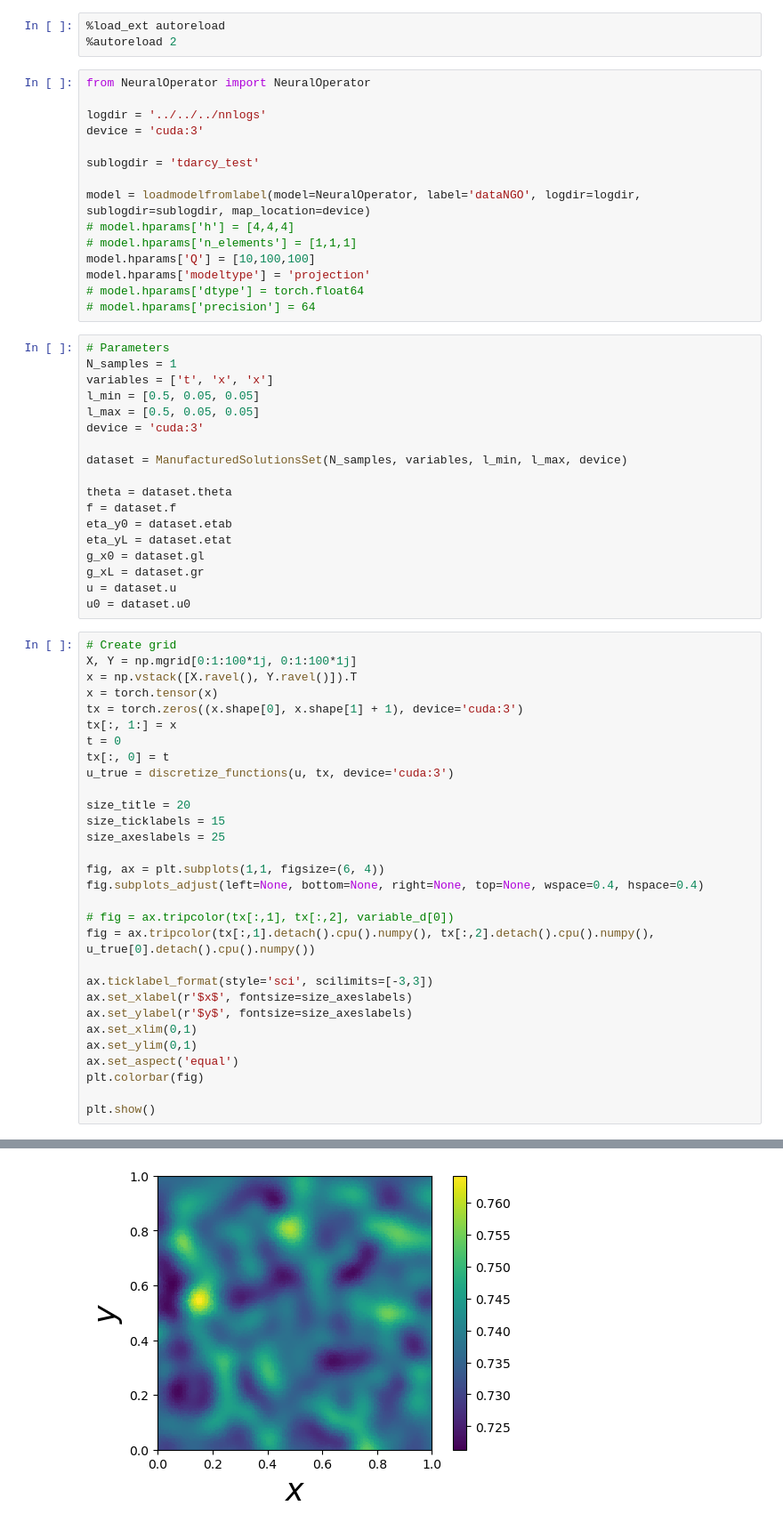
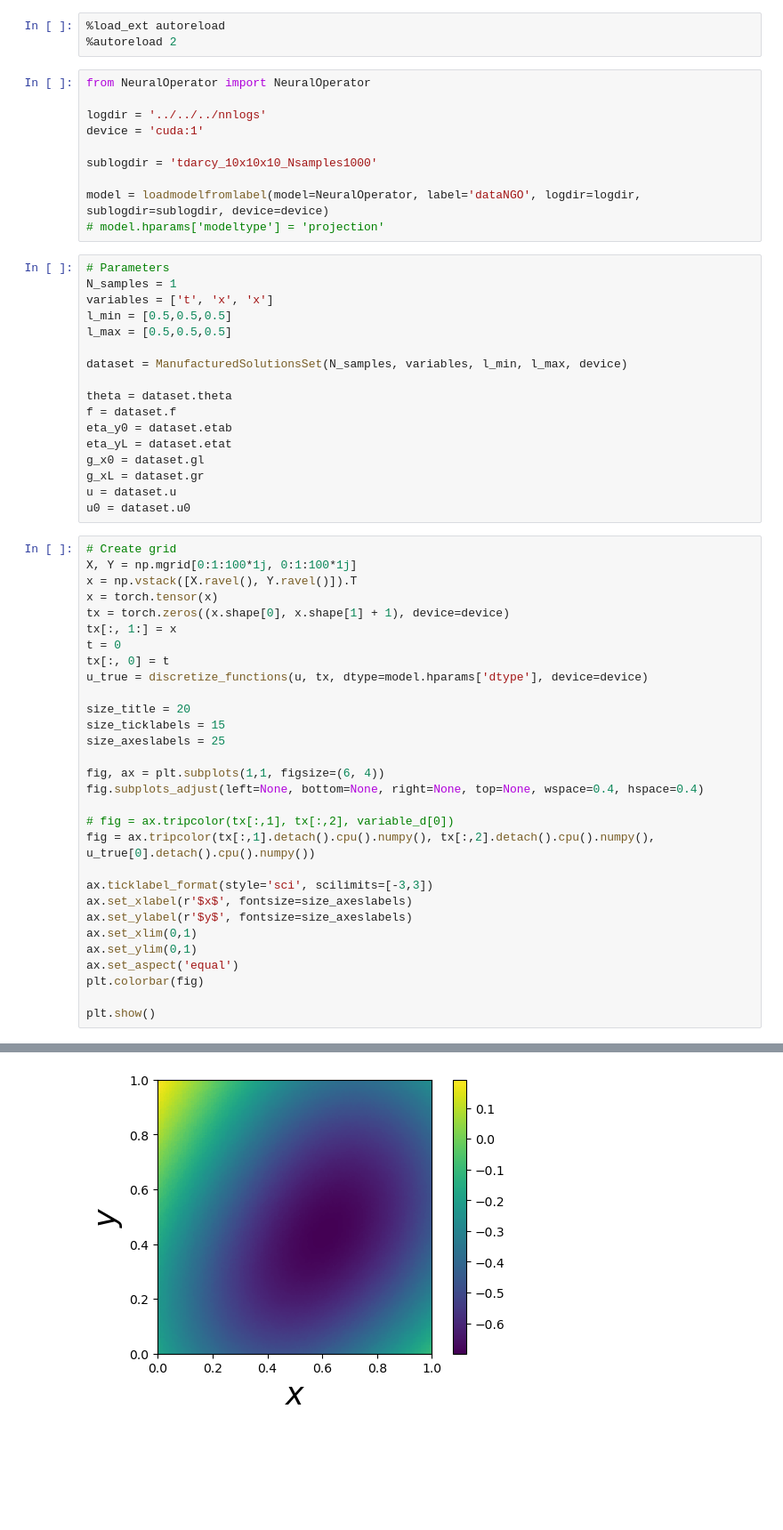
Before and after one commit to JoostHMPrins/ngo, a Jupyter notebook: analysisnotebooks/tdarcy.ipynb, the cells around one changed output, grey strips where cells are left out. Shown at 89% size. Saved outputs shown, nothing was run; the diff lists cells and outputs as text; blank space fills up the shorter version.

```diff
--- a/analysisnotebooks/tdarcy.ipynb
+++ b/analysisnotebooks/tdarcy.ipynb
@@ -20,24 +20,18 @@ from modelloader import loadmodelfromlabel
 from NeuralOperator import NeuralOperator
 
 logdir = '../../../nnlogs'
-device = 'cuda:3'
+device = 'cuda:1'
 
-sublogdir = 'tdarcy_test'
+sublogdir = 'tdarcy_10x10x10_Nsamples1000'
 
-model = loadmodelfromlabel(model=NeuralOperator, label='dataNGO', logdir=logdir, sublogdir=sublogdir, map_location=device)
-# model.hparams['h'] = [4,4,4]
-# model.hparams['n_elements'] = [1,1,1]
-model.hparams['Q'] = [10,100,100]
-model.hparams['modeltype'] = 'projection'
-# model.hparams['dtype'] = torch.float64
-# model.hparams['precision'] = 64
+model = loadmodelfromlabel(model=NeuralOperator, label='dataNGO', logdir=logdir, sublogdir=sublogdir, device=device)
+# model.hparams['modeltype'] = 'projection'
 # %%
 # Parameters
 N_samples = 1
 variables = ['t', 'x', 'x']
-l_min = [0.5, 0.05, 0.05]
-l_max = [0.5, 0.05, 0.05]
-device = 'cuda:3'
+l_min = [0.5,0.5,0.5]
+l_max = [0.5,0.5,0.5]
 
 dataset = ManufacturedSolutionsSet(N_samples, variables, l_min, l_max, device)
 
@@ -52,36 +46,36 @@ u0 = dataset.u0
 # %%
 # Create grid
 X, Y = np.mgrid[0:1:100*1j, 0:1:100*1j]
 x = np.vstack([X.ravel(), Y.ravel()]).T
 x = torch.tensor(x)
-tx = torch.zeros((x.shape[0], x.shape[1] + 1), device='cuda:3')
+tx = torch.zeros((x.shape[0], x.shape[1] + 1), device=device)
 tx[:, 1:] = x
 t = 0
 tx[:, 0] = t
-u_true = discretize_functions(u, tx, device='cuda:3')
+u_true = discretize_functions(u, tx, dtype=model.hparams['dtype'], device=device)
 
 size_title = 20
 size_ticklabels = 15
 size_axeslabels = 25
 
 fig, ax = plt.subplots(1,1, figsize=(6, 4))
 fig.subplots_adjust(left=None, bottom=None, right=None, top=None, wspace=0.4, hspace=0.4)
 
 # fig = ax.tripcolor(tx[:,1], tx[:,2], variable_d[0])
 fig = ax.tripcolor(tx[:,1].detach().cpu().numpy(), tx[:,2].detach().cpu().numpy(), u_true[0].detach().cpu().numpy())
 
 ax.ticklabel_format(style='sci', scilimits=[-3,3])
 ax.set_xlabel(r'$x$', fontsize=size_axeslabels)
 ax.set_ylabel(r'$y$', fontsize=size_axeslabels)
 ax.set_xlim(0,1)
 ax.set_ylim(0,1)
 ax.set_aspect('equal')
 plt.colorbar(fig)
 
 plt.show()
 # %% [output]
 0
-[figure, old version]
+[figure, new version]
 # %%
 variable = dataset.u
 
```
Also changed, not shown: parts of 1 cell of this notebook, 9 other files.
